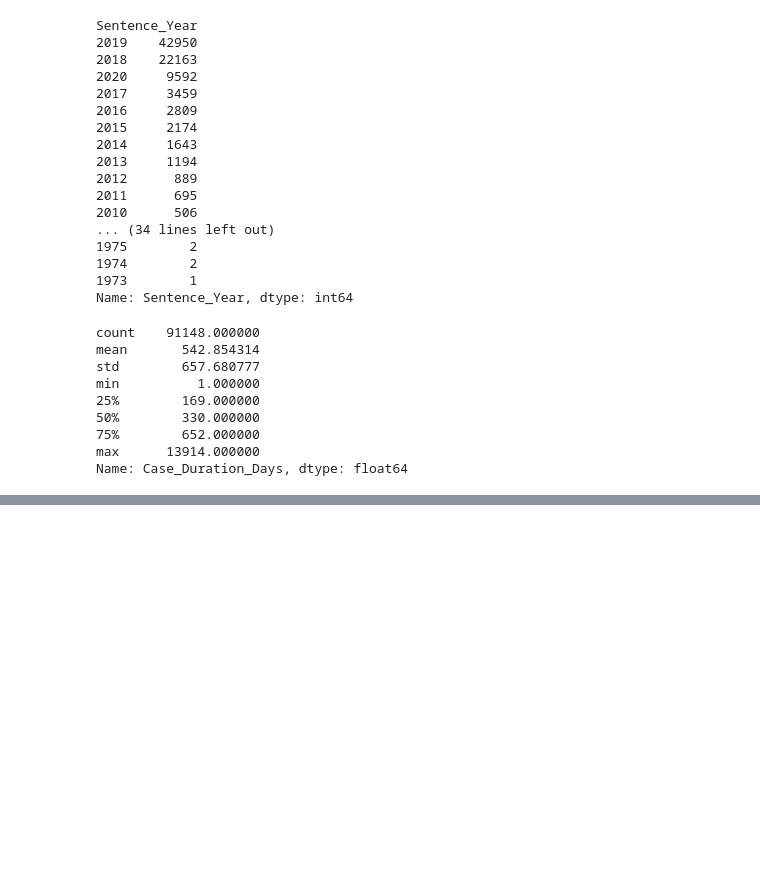
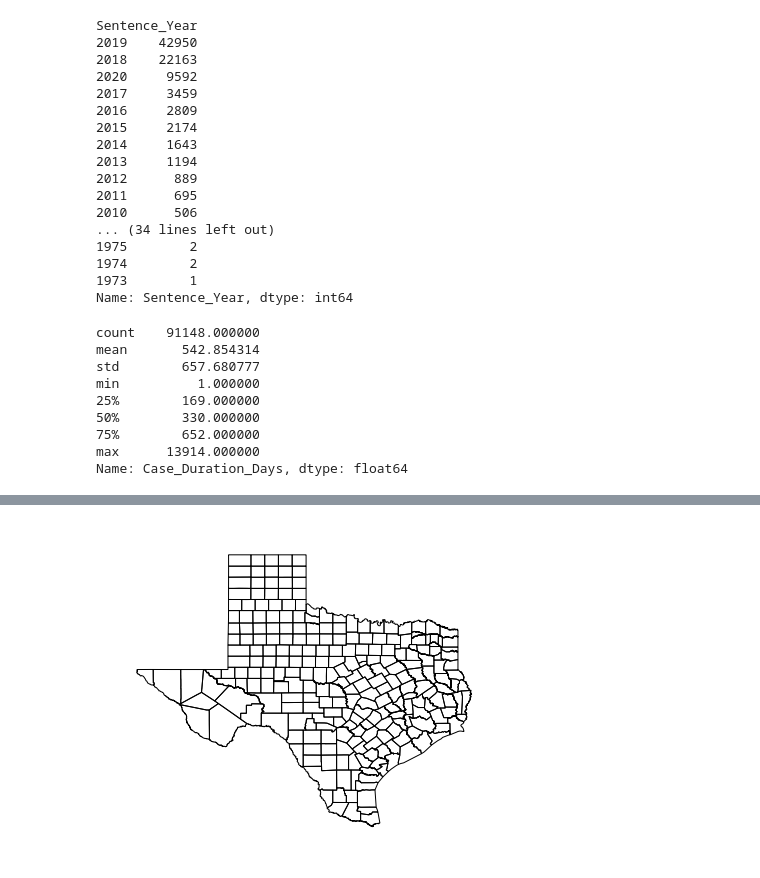
Before and after one commit to abirakm/Texas-Department-of-Criminal-Justice-Record, a Jupyter notebook: 02_EAD.ipynb, the cells around one changed output, grey strips where cells are left out. Drawn from its saved outputs; the diff is of its cells as text; code cells hidden in the pictures; blank space fills up the shorter version.

```diff
--- a/02_EAD.ipynb
+++ b/02_EAD.ipynb
@@ -159,0 +147,6 @@ m
+# %%
+CountyData =  gpd.read_file("https://raw.githubusercontent.com/abirakm/Texas-Department-of-Criminal-Justice-Record/main/Texas%20Counties%20Map.geojson")
+# %%
+gplt.polyplot(CountyData);
+# %% [output]
+[figure, added]
```
Also changed, not shown: parts of 4 cells of this notebook.
